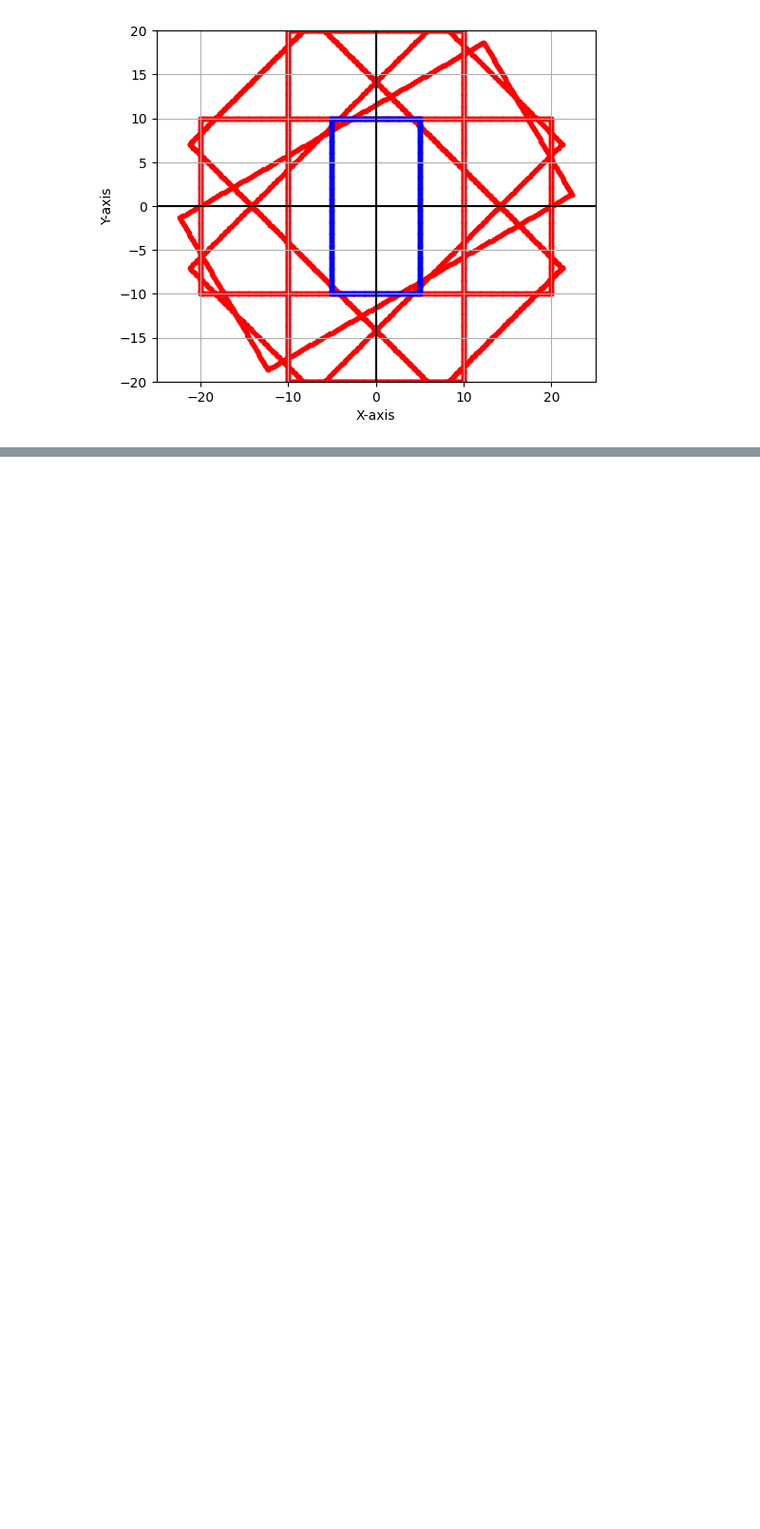
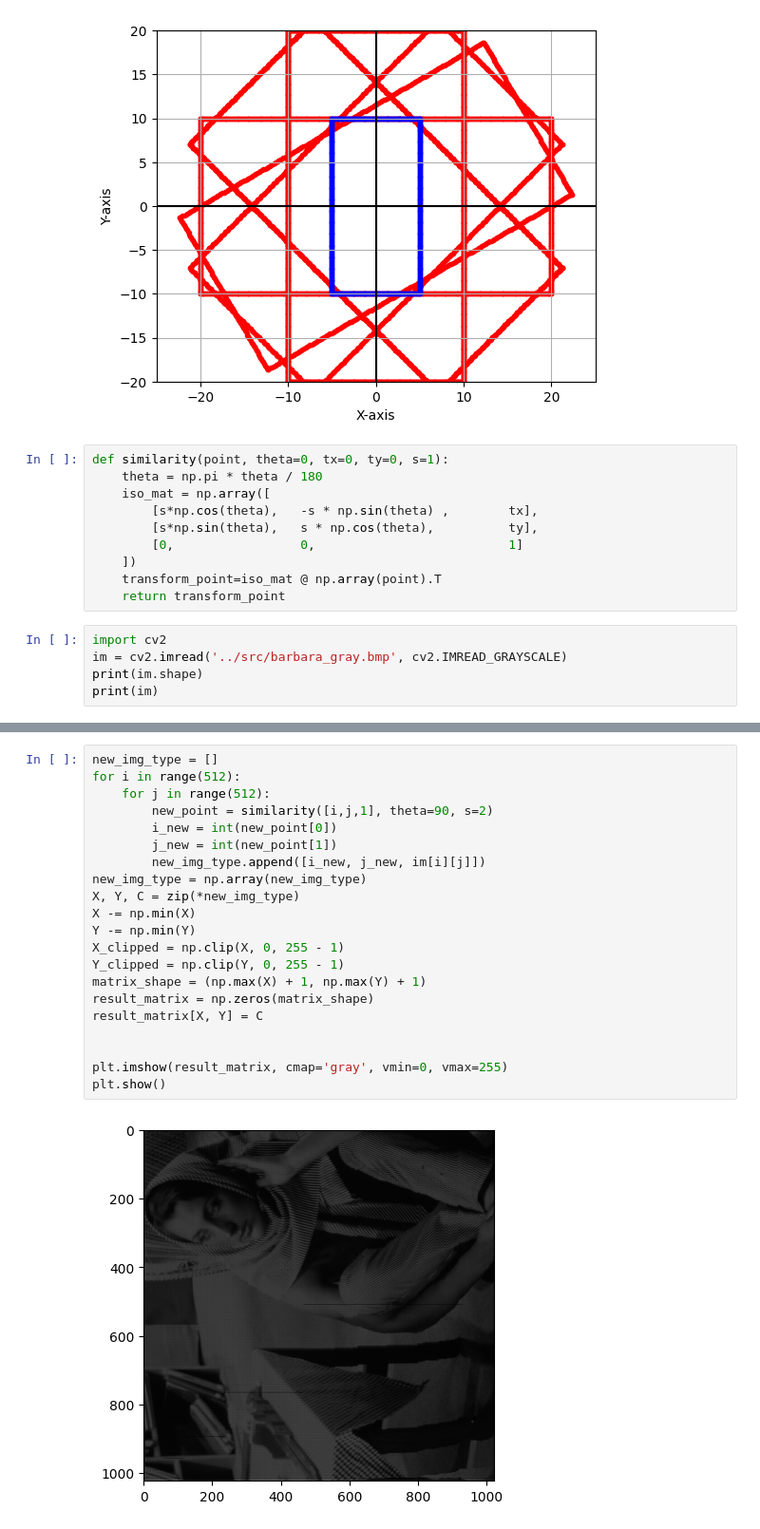
Before and after one commit to goli3148/3D-Vision, a Jupyter notebook: transformations/Similarity.ipynb, the cells around one changed output, grey strips where cells are left out. Shown: that part at 95% size. Saved outputs shown, nothing was run; the diff lists cells and outputs as text; blank space fills up the shorter version.

```diff
--- a/transformations/Similarity.ipynb
+++ b/transformations/Similarity.ipynb
@@ -89,3 +89,18 @@ ax.set_aspect('equal', adjustable='box')
 plt.show()
 # %% [output]
 [figure]
+# %%
+def similarity(point, theta=0, tx=0, ty=0, s=1):
+    theta = np.pi * theta / 180
+    iso_mat = np.array([
+        [s*np.cos(theta),   -s * np.sin(theta) ,        tx],
+        [s*np.sin(theta),   s * np.cos(theta),          ty],
+        [0,                 0,                          1]
+    ])
+    transform_point=iso_mat @ np.array(point).T
+    return transform_point
+# %%
+import cv2
+im = cv2.imread('../src/barbara_gray.bmp', cv2.IMREAD_GRAYSCALE)
+print(im.shape)
+print(im)
@@ -91,0 +116,23 @@ plt.show()
+# %%
+new_img_type = []
+for i in range(512):
+    for j in range(512):
+        new_point = similarity([i,j,1], theta=90, s=2)
+        i_new = int(new_point[0])
+        j_new = int(new_point[1])
+        new_img_type.append([i_new, j_new, im[i][j]])
+new_img_type = np.array(new_img_type)
+X, Y, C = zip(*new_img_type)
+X -= np.min(X)
+Y -= np.min(Y)
+X_clipped = np.clip(X, 0, 255 - 1)
+Y_clipped = np.clip(Y, 0, 255 - 1)
+matrix_shape = (np.max(X) + 1, np.max(Y) + 1)
+result_matrix = np.zeros(matrix_shape)
+result_matrix[X, Y] = C
+
+
+plt.imshow(result_matrix, cmap='gray', vmin=0, vmax=255)
+plt.show()
+# %% [output]
+[figure, added]
```
Also changed, not shown: parts of 1 cell of this notebook, 4 other files.
